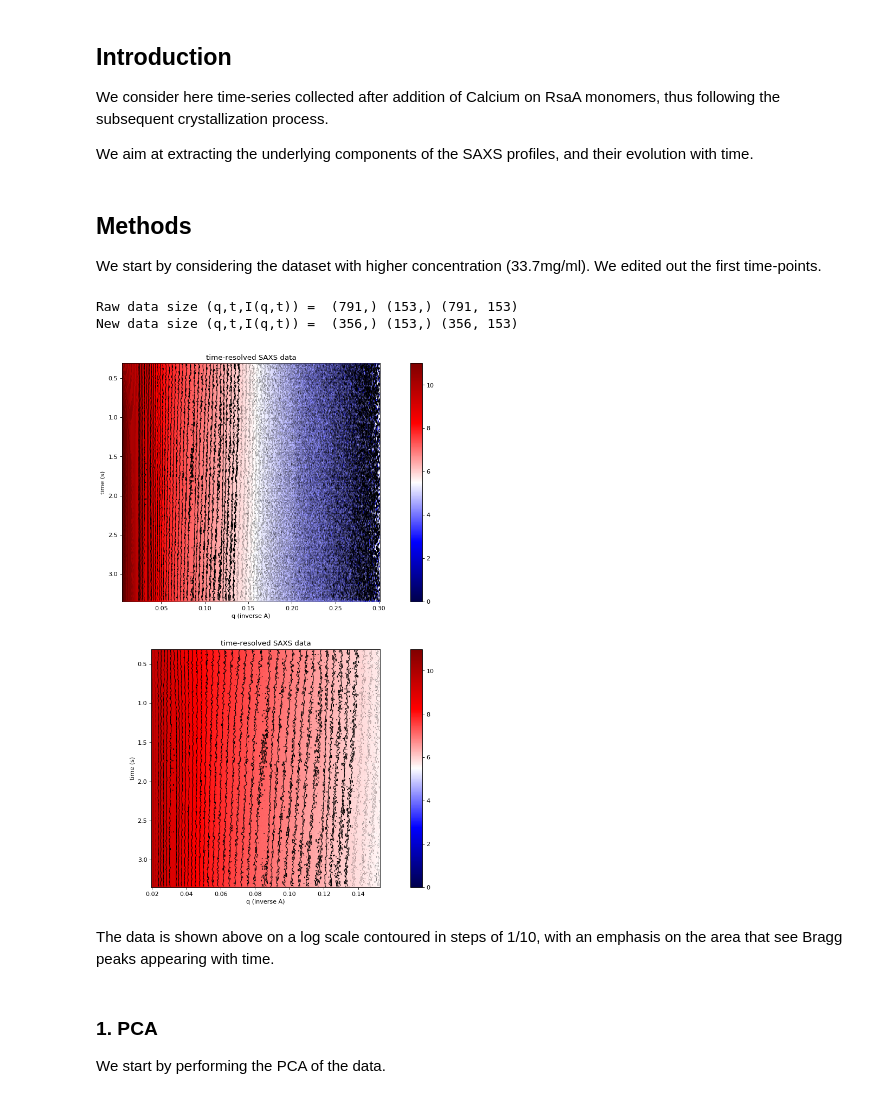
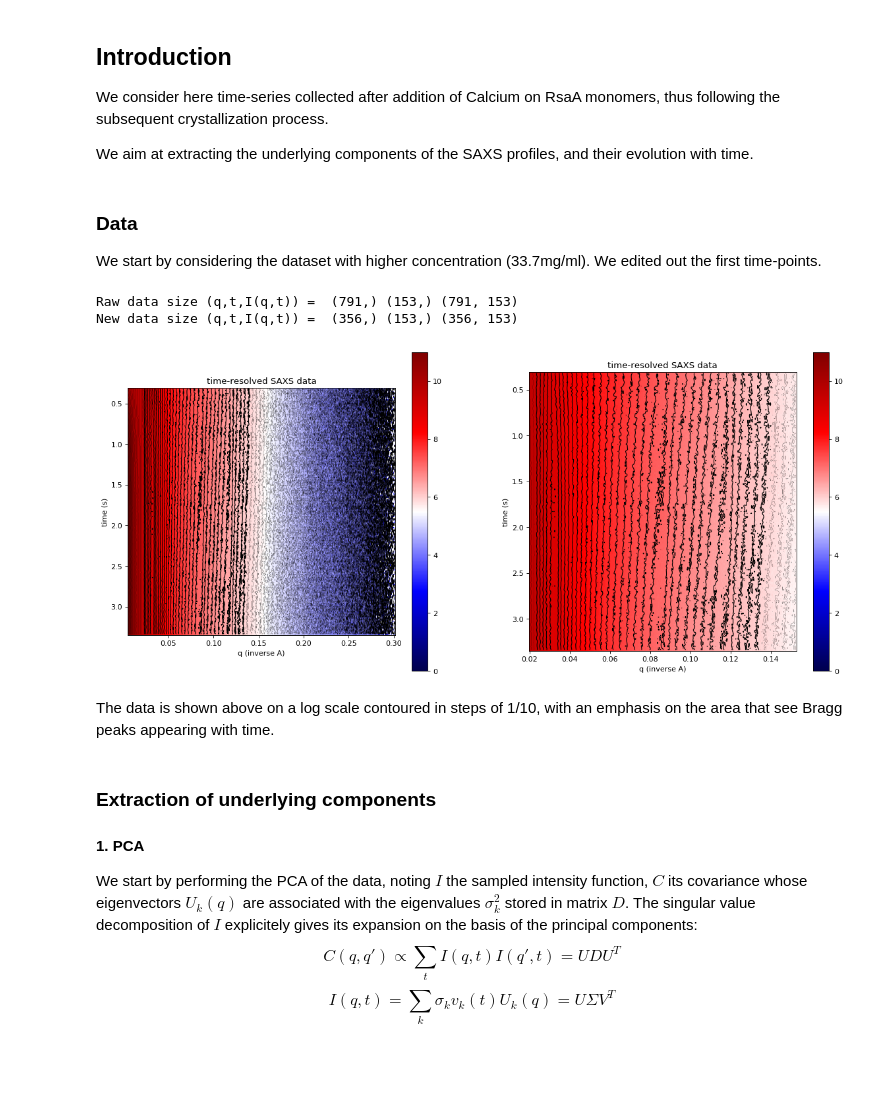
Before and after one commit to fredericpoitevin/trSAXS, a Jupyter notebook: docs/trSAXS-Slayer.ipynb, the cells around one changed output. Cells and saved outputs as stored; diff of their text form; code cells hidden in the pictures; blank space fills up the shorter version.

```diff
--- a/docs/trSAXS-Slayer.ipynb
+++ b/docs/trSAXS-Slayer.ipynb
@@ -19,7 +19,7 @@ We consider here time-series collected after addition of Calcium on RsaA monomer
 
 We aim at extracting the underlying components of the SAXS profiles, and their evolution with time.
 # %% [markdown]
-## Methods
+### Data
 
 We start by considering the dataset with higher concentration (33.7mg/ml). We edited out the first time-points.
 # %%
@@ -57,53 +57,46 @@ New data size (q,t,I(q,t)) =  (356,) (153,) (356, 153)
 # %%
 levels1 = np.arange(0,6.5,0.1)
 levels2 = np.arange(6,9.5,0.1)
 levels3 = np.arange(9.5,15,0.1)
 raw_extent=[np.min(raw_q),np.max(raw_q),np.max(raw_t),np.min(raw_t)]
 extent=[np.min(q),np.max(q),np.max(t),np.min(t)]
 origin='upper'
 raw_aspect=max(raw_q)/max(raw_t)
 aspect=max(q)/max(t)
-plt.figure(figsize=(18, 16), dpi= 80, facecolor='w', edgecolor='k')
+plt.figure(figsize=(18, 8), dpi= 80, facecolor='w', edgecolor='k')
 #
-plt.subplot(211)
+plt.subplot(121)
 plt.title('time-resolved SAXS data')
 plt.xlabel('q (inverse A)')
 plt.ylabel('time (s)')
 plt.imshow(np.log(raw_data.T), cmap='seismic',vmin=0,vmax=11,origin=origin,extent=raw_extent,aspect=raw_aspect)
 plt.colorbar()
 plt.contour(np.log(raw_data.T), levels1, linewidths=0.2,colors='k', origin=origin,extent=raw_extent)
 plt.contour(np.log(raw_data.T), levels2, linewidths=1,colors='k', origin=origin,extent=raw_extent)
 plt.contour(np.log(raw_data.T), levels3, linewidths=0.2,colors='k', origin=origin,extent=raw_extent)
 #
-#plt.subplot(212)
-#plt.title('time-resolved SAXS data')
-#plt.xlabel('q (inverse A)')
-#plt.ylabel('time (s)')
-#plt.imshow(np.log(data.T), cmap='seismic',vmin=0,vmax=11,origin=origin,extent=extent,aspect=aspect)
-#plt.colorbar()
-#plt.contour(np.log(data.T), levels1, linewidths=0.2,colors='k', origin=origin,extent=extent)
-#plt.contour(np.log(data.T), levels2, linewidths=1,colors='k', origin=origin,extent=extent)
-#plt.contour(np.log(data.T), levels3, linewidths=0.2,colors='k', origin=origin,extent=extent)
-#
-plt.subplot(212)
+plt.subplot(122)
 plt.title('time-resolved SAXS data')
 plt.xlabel('q (inverse A)')
 plt.ylabel('time (s)')
 plt.imshow(data.T, cmap='seismic',vmin=0,vmax=11,origin=origin,extent=extent,aspect=aspect)
 plt.colorbar()
 plt.contour(data.T, levels1, linewidths=0.2,colors='k', origin=origin,extent=extent)
 plt.contour(data.T, levels2, linewidths=1,colors='k', origin=origin,extent=extent)
 plt.contour(data.T, levels3, linewidths=0.2,colors='k', origin=origin,extent=extent)
 #
 plt.show()
 # %% [output]
-[figure, old version]
+[figure, new version]
 # %% [markdown]
 The data is shown above on a log scale contoured in steps of 1/10, with an emphasis on the area that see Bragg peaks appearing with time.
-# %% [markdown]
-### 1. PCA
-
-We start by performing the PCA of the data.
+# %% [markdown]
+### Extraction of underlying components
+
+#### 1. PCA
+We start by performing the PCA of the data, noting $I$ the sampled intensity function, $C$ its covariance whose eigenvectors $U_{k}(q)$ are associated with the eigenvalues $\sigma^{2}_{k}$ stored in matrix $D$. The singular value decomposition of $I$ explicitely gives its expansion on the basis of the principal components:
+$$C(q,q') \propto \sum_{t}I(q,t)I(q',t) = UDU^{T}$$
+$$I(q,t) = \sum_{k}\sigma_{k}v_{k}(t)U_{k}(q) = U\Sigma V^{T}$$
 # %%
 # Compute PCA
 pca = PCA(n_components=10)
```
Also changed, not shown: parts of 13 cells of this notebook, 3 other files.
